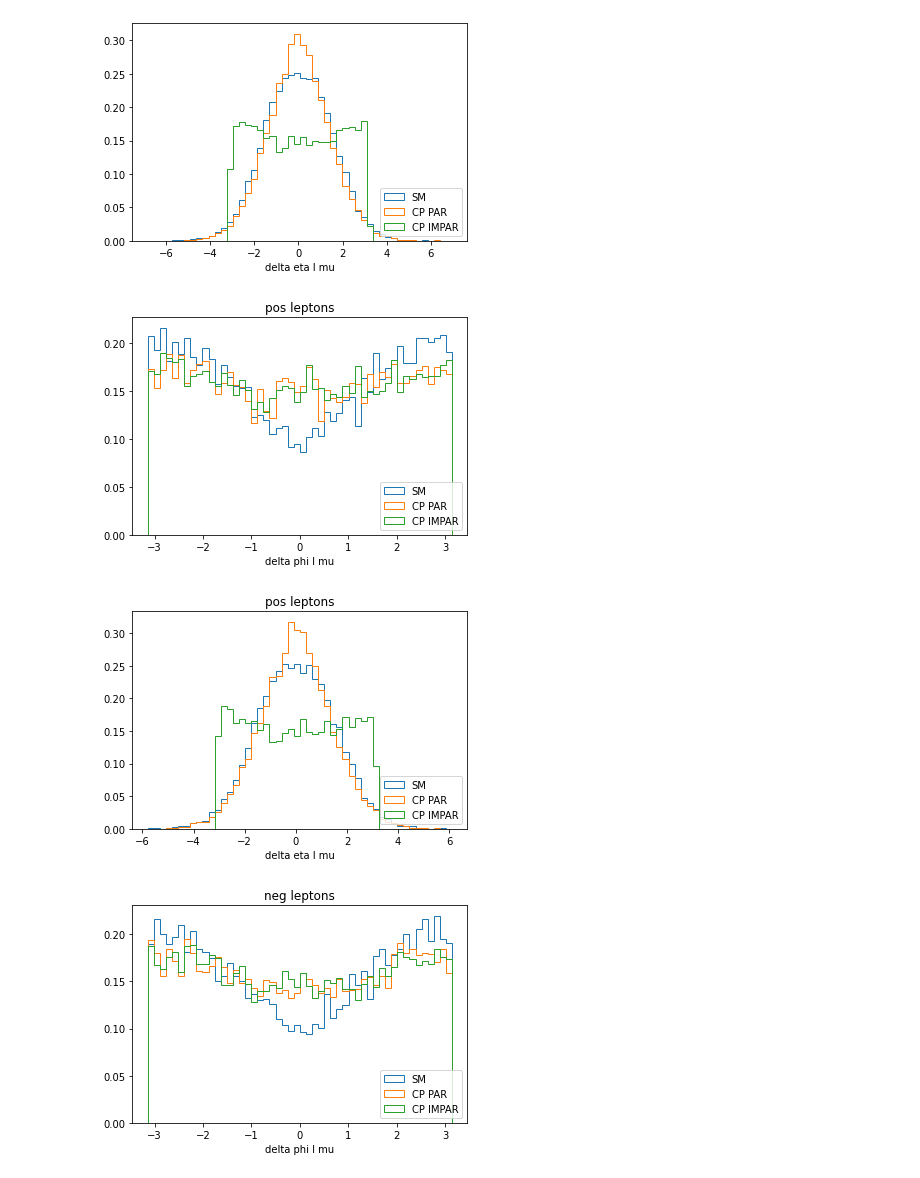
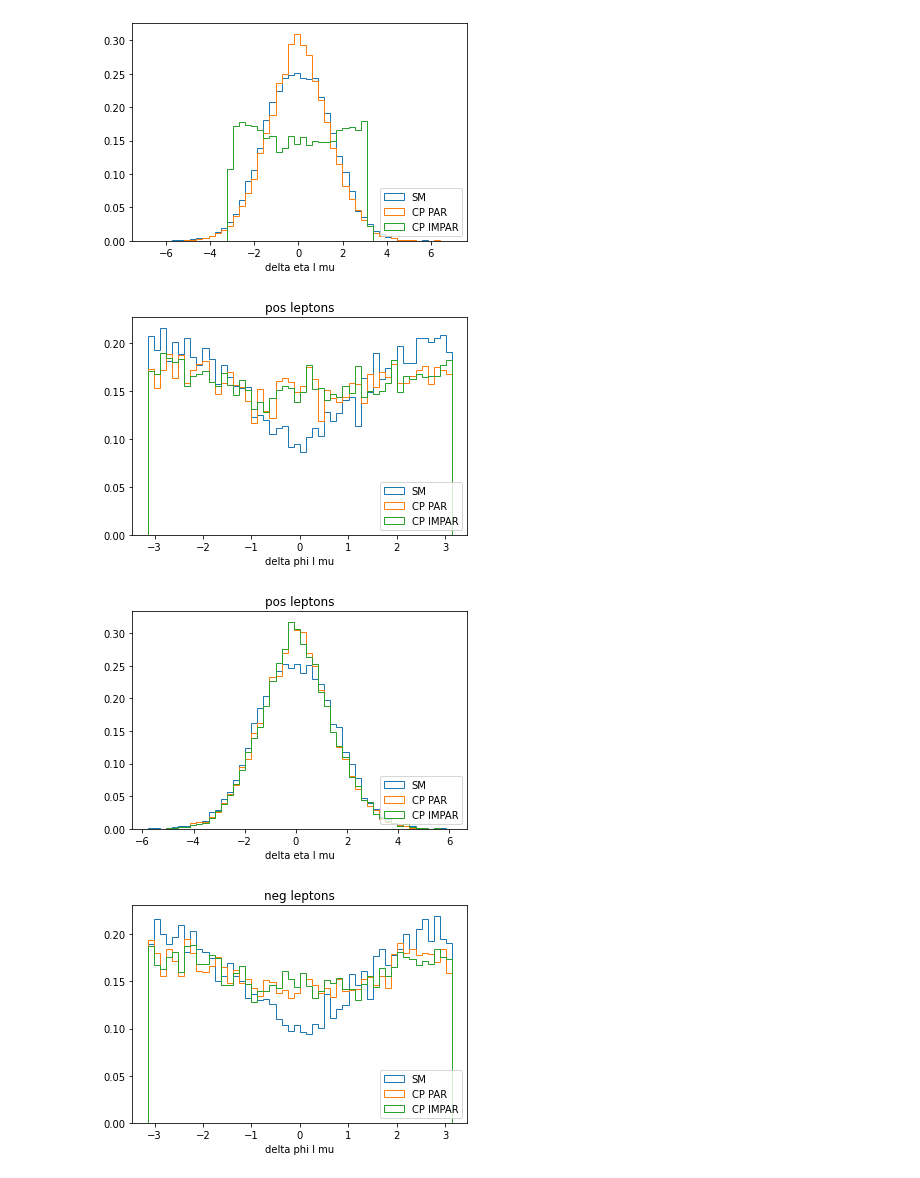
Before and after one commit to inesgpinto/HWWanomalous, a Jupyter notebook: plots/validation_plots.ipynb, the cells around one changed output. Cells and saved outputs as stored; diff of their text form; code cells hidden in the pictures.

```diff
--- a/plots/validation_plots.ipynb
+++ b/plots/validation_plots.ipynb
@@ -278,35 +278,35 @@ for  sm , cp_par, cp_impar in zip(SM.groupby(level=0),CP_PAR.groupby(level=0),CP
                 phis_diff_cp_impar -= (2*math.pi)
             while (phis_diff_cp_impar < - math.pi):
                 phis_diff_cp_impar += (2*math.pi)
             delta_phi_l_mu_cp_impar.append(phis_diff_cp_impar)
             delta_eta_l_mu_cp_impar.append(etas_diff_cp_impar)
 
 
 
 
 
 plt.title("pos leptons")
 bins = plt.hist(delta_phi_l_mu_sm, bins=50, histtype='step', density=True, label = 'SM')
 plt.hist(delta_phi_l_mu_cp_par, bins=bins[1], histtype='step', density=True, label = 'CP PAR')
 plt.hist(delta_phi_l_mu_cp_impar, bins=bins[1], histtype='step', density=True, label = 'CP IMPAR')
 
 
 plt.xlabel('delta phi l mu')
 plt.legend(loc=4)
 plt.show()
 
 plt.title("pos leptons")
 bins = plt.hist(delta_eta_l_mu_sm, bins=50, histtype='step', density=True, label = 'SM')
 plt.hist(delta_eta_l_mu_cp_par, bins=bins[1], histtype='step', density=True, label = 'CP PAR')
-plt.hist(delta_phi_l_mu_cp_impar, bins=bins[1], histtype='step', density=True, label = 'CP IMPAR')
+plt.hist(delta_eta_l_mu_cp_impar, bins=bins[1], histtype='step', density=True, label = 'CP IMPAR')
 
 
 plt.xlabel('delta eta l mu')
 plt.legend(loc=4)
 plt.show()
 # %% [output]
 [figure]
-[figure, old version]
+[figure, new version]
 # %%
 import math
 leptons = [11, 13, 15]
```
Also changed, not shown: parts of 5 cells of this notebook, 8 other files.
